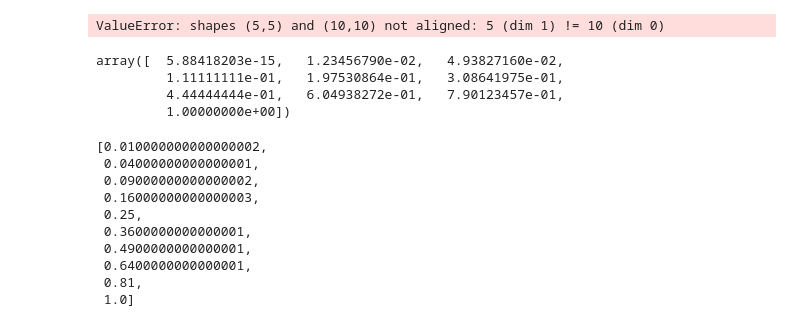
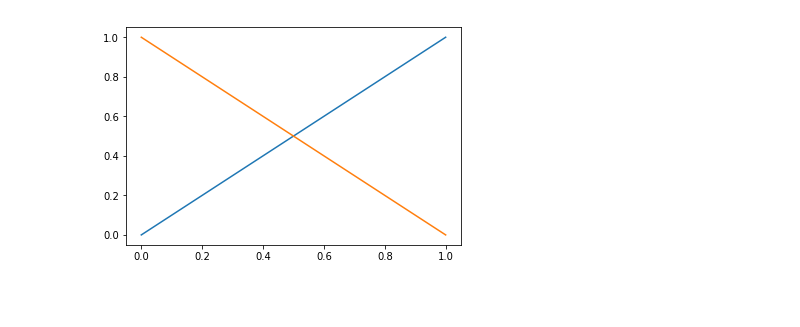
Before and after one commit to bryanhoffman/jupyterStuff, a Jupyter notebook: CSE/FEM_build2.ipynb, the cells around one changed output. Drawn from its saved outputs; the diff is of its cells as text; code cells hidden in the pictures; blank space fills up the shorter version.

```diff
--- a/CSE/FEM_build2.ipynb
+++ b/CSE/FEM_build2.ipynb
@@ -78,4 +79,4 @@ class FEMBasis(object):
             this.vecB.append(this.innerproduct(this.lam_psi[i],f,0,1,100))
 # %%
 x = sp.symbols('x')
-myFEM = FEMBasis(x,5)
+myFEM = FEMBasis(x,2)
@@ -101,8 +82,0 @@ plt.show()
-# %%
-diag = np.ones(10)
-diag[0] = 0
-diag[len(diag)-1] = 0
-diag
-np.dot(myFEM.K,np.diag(diag))
-# %% [output]
-ValueError: shapes (5,5) and (10,10) not aligned: 5 (dim 1) != 10 (dim 0)
@@ -111,7 +82,0 @@ u = np.dot(np.linalg.inv(myFEM.A), npmyFEM.vecB)
-# %%
-u
-# %% [output]
-array([  5.88418203e-15,   1.23456790e-02,   4.93827160e-02,
-         1.11111111e-01,   1.97530864e-01,   3.08641975e-01,
-         4.44444444e-01,   6.04938272e-01,   7.90123457e-01,
-         1.00000000e+00])
@@ -120,13 +83,7 @@ sqr = [(0.1*x)**2 for x in range(1,11)]
-# %%
-sqr
-# %% [output]
-[0.010000000000000002,
- 0.04000000000000001,
- 0.09000000000000002,
- 0.16000000000000003,
- 0.25,
- 0.3600000000000001,
- 0.4900000000000001,
- 0.6400000000000001,
- 0.81,
- 1.0]
+# %%
+x_i = np.linspace(0,1,100)
+plt.plot(x_i,myFEM.lam_psi[1](x_i))
+plt.plot(x_i,myFEM.lam_psi[0](x_i))
+plt.show()
+# %% [output]
+[figure, added]
```
Also changed, not shown: parts of 11 cells of this notebook, 2 other files.
